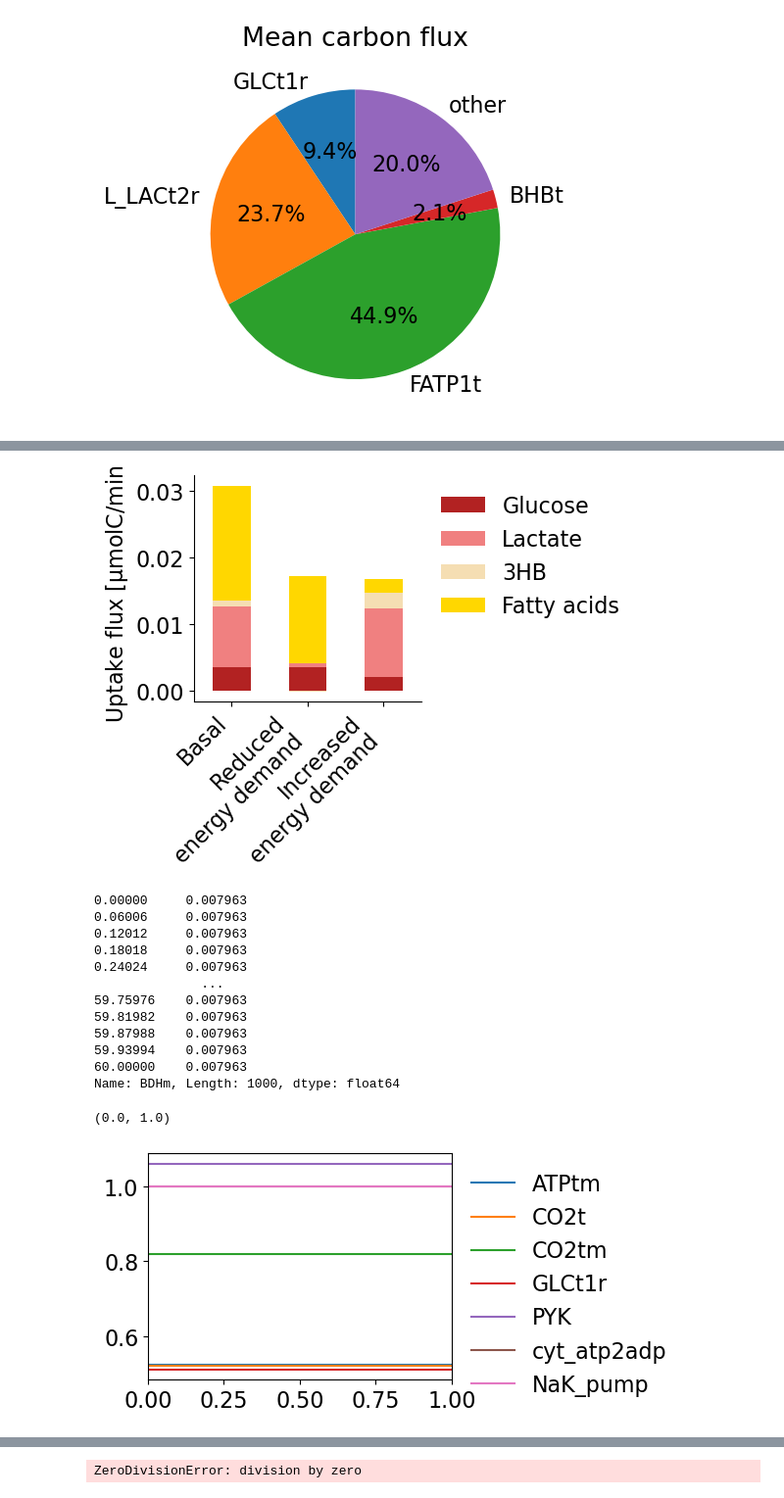
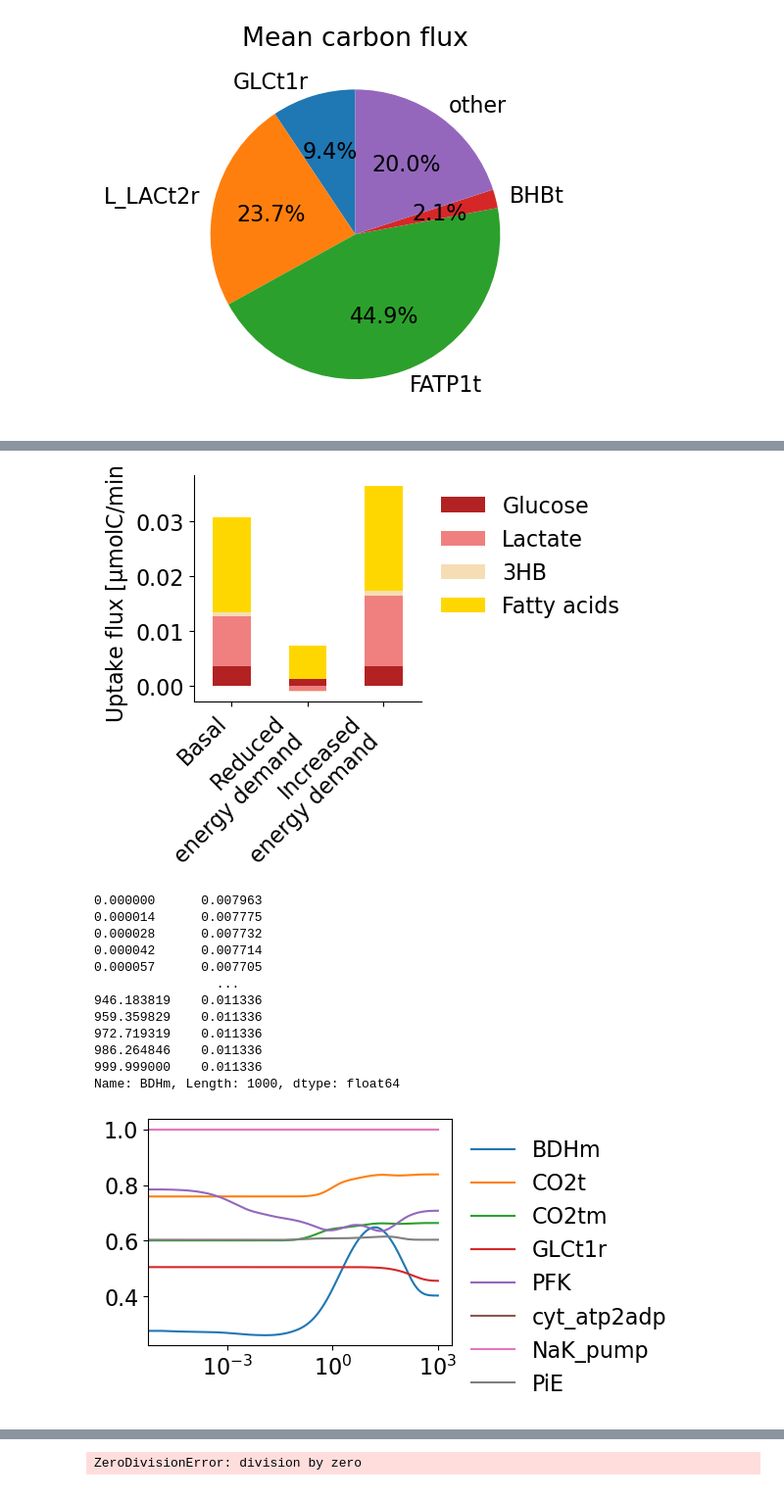
Before and after one commit to weilandtd/competitive_catabolism, a Jupyter notebook: mechanistic_model/control_analysis.ipynb, the cells around one changed output, grey strips where cells are left out. Shown at 98% size. Cells and saved outputs as stored; diff of their text form; code cells hidden in the pictures.

```diff
--- a/mechanistic_model/control_analysis.ipynb
+++ b/mechanistic_model/control_analysis.ipynb
@@ -300,7 +300,7 @@ SCALE = 25/1000
 
 # Compute the fluxes for a perturbation in the uptake of a carbon source
 def compute_uptake_perturbation(variable, fold, kmodel=kmodel, parmeters=parameter_population[closest_to_median],
-                                time = np.linspace(0, 500, 1000), solver_type='cvode', carbons_only=True,steady_state=True,
+                                time = np.logspace(-3, 3, 1000)-1e-3, solver_type='cvode', carbons_only=True,steady_state=True,
                                 parameter_perturbation=dict()):
     # kmodel -> is initiatlized and compiled above
     # Get the initial value
@@ -456,10 +456,10 @@ plt.show()
 
 basal = compute_uptake_perturbation('hdca_e', 1)
 
-additional_effect = {'vmax_forward_cyt_atp2adp': 0.5, }
+additional_effect = {'vmax_forward_cyt_atp2adp': 0.1, }
 reduced = compute_uptake_perturbation('hdca_e', 1, parameter_perturbation=additional_effect)
 
-additional_effect = {'vmax_forward_cyt_atp2adp': 1.5, }
+additional_effect = {'vmax_forward_cyt_atp2adp': 1.2, }
 increased = compute_uptake_perturbation('hdca_e', 1, parameter_perturbation=additional_effect)
 
 
@@ -477,9 +477,10 @@ sns.despine()
 
 plt.savefig('./output/energy_demand_perturbation.svg')
 # %% [output]
-[figure, old version]
+[figure, new version]
 # %%
-additional_effect = {'vmax_forward_cyt_atp2adp': 1.0,'glc_D_e':1.0, 'lac_L_e':1.0, 'bhb_e':1.0, 'hdca_e':0.5}
+additional_effect = {'vmax_forward_cyt_atp2adp': 1.0,'glc_D_e':1.0, 'lac_L_e':1.0, 'bhb_e':20.0, 'hdca_e':1.0,
+                     'vmax_forward_GLCt1r':1.0,'vmax_forward_PFK':1.0}
 res = compute_uptake_perturbation('hdca_e', 1.0, parameter_perturbation=additional_effect, steady_state=False, )
 cols = res.columns
 # %%
@@ -508,37 +509,38 @@ v_max = [compute_vmax_backward(r) * -1 if mean_fluxes.loc[r.name] < 0 else r.par
 # %%
 res.iloc[:,10]
 # %% [output]
-0.00000     0.007963
-0.06006     0.007963
-0.12012     0.007963
-0.18018     0.007963
-0.24024     0.007963
-              ...
-59.75976    0.007963
-59.81982    0.007963
-59.87988    0.007963
-59.93994    0.007963
-60.00000    0.007963
+0.000000      0.007963
+0.000014      0.007775
+0.000028      0.007732
+0.000042      0.007714
+0.000057      0.007705
+                ...
+946.183819    0.011336
+959.359829    0.011336
+972.719319    0.011336
+986.264846    0.011336
+999.999000    0.011336
 Name: BDHm, Length: 1000, dtype: float64
 # %%
 # Filter for reactions that ge close to vmax
 vmax_min = 0.5
 vmax_max = 2.0 # These are mass action
 
 rel_fluxes =(res.iloc[:,:len(kmodel.reactions)] / v_max)
 
 # Filter out column
 reactions_to_plot = [c for c in rel_fluxes.columns if all(rel_fluxes[c] < vmax_max) and any(rel_fluxes[c] > vmax_min)]
 
 # Plot the relative fluxes
 f, ax = plt.subplots(figsize=(4,3))
 rel_fluxes[reactions_to_plot].plot(ax=ax)
 
 # legend outside the plot
 plt.legend(loc='upper left', bbox_to_anchor=(1, 1), frameon=False)
+
+plt.xscale('log')
 # %% [output]
-(0.0, 1.0)
-[figure, old version]
+[figure, new version]
 # %%
 # Plot Glycerol shuttele fluxes
 f, ax = plt.subplots(figsize=(4,3))
```
Also changed, not shown: parts of 16 cells of this notebook, 10 other files.
